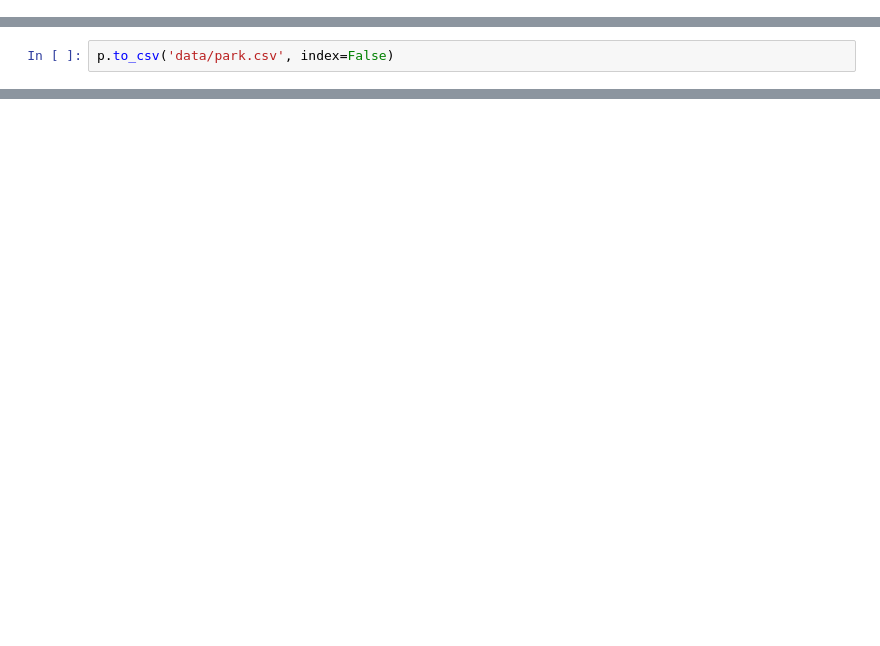
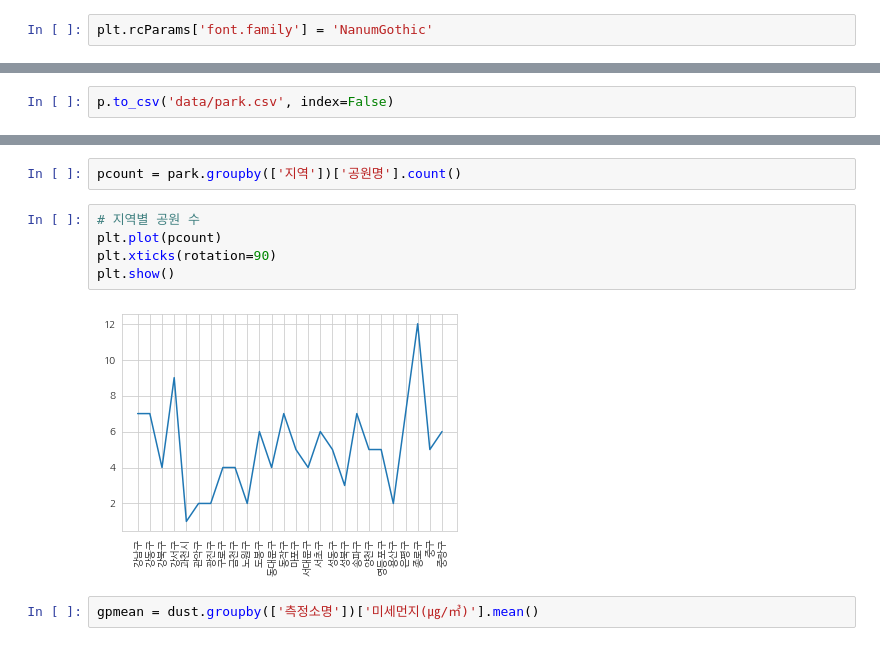
Before and after one commit to HJoon-K/Find_Dust, a Jupyter notebook: yjh.ipynb, the cells around one changed output, grey strips where cells are left out. Saved outputs shown, nothing was run; the diff lists cells and outputs as text; blank space fills up the shorter version.

```diff
--- a/yjh.ipynb
+++ b/yjh.ipynb
@@ -34,6 +34,8 @@ from sklearn.feature_extraction.text import TfidfVectorizer
 # 경고 메세지 감춤
 import warnings
 warnings.filterwarnings('ignore')
+# %%
+plt.rcParams['font.family'] = 'NanumGothic'
 # %%
 dust16 = pd.read_excel('data/기간별_일평균_대기환경_정보_2016년.xlsx')
 dust16
@@ -173,0 +362,11 @@ park
+# %%
+pcount = park.groupby(['지역'])['공원명'].count()
+# %%
+# 지역별 공원 수
+plt.plot(pcount)
+plt.xticks(rotation=90)
+plt.show()
+# %% [output]
+[figure, added]
+# %%
+gpmean = dust.groupby(['측정소명'])['미세먼지(㎍/㎥)'].mean()
```
Also changed, not shown: parts of 24 cells of this notebook.
